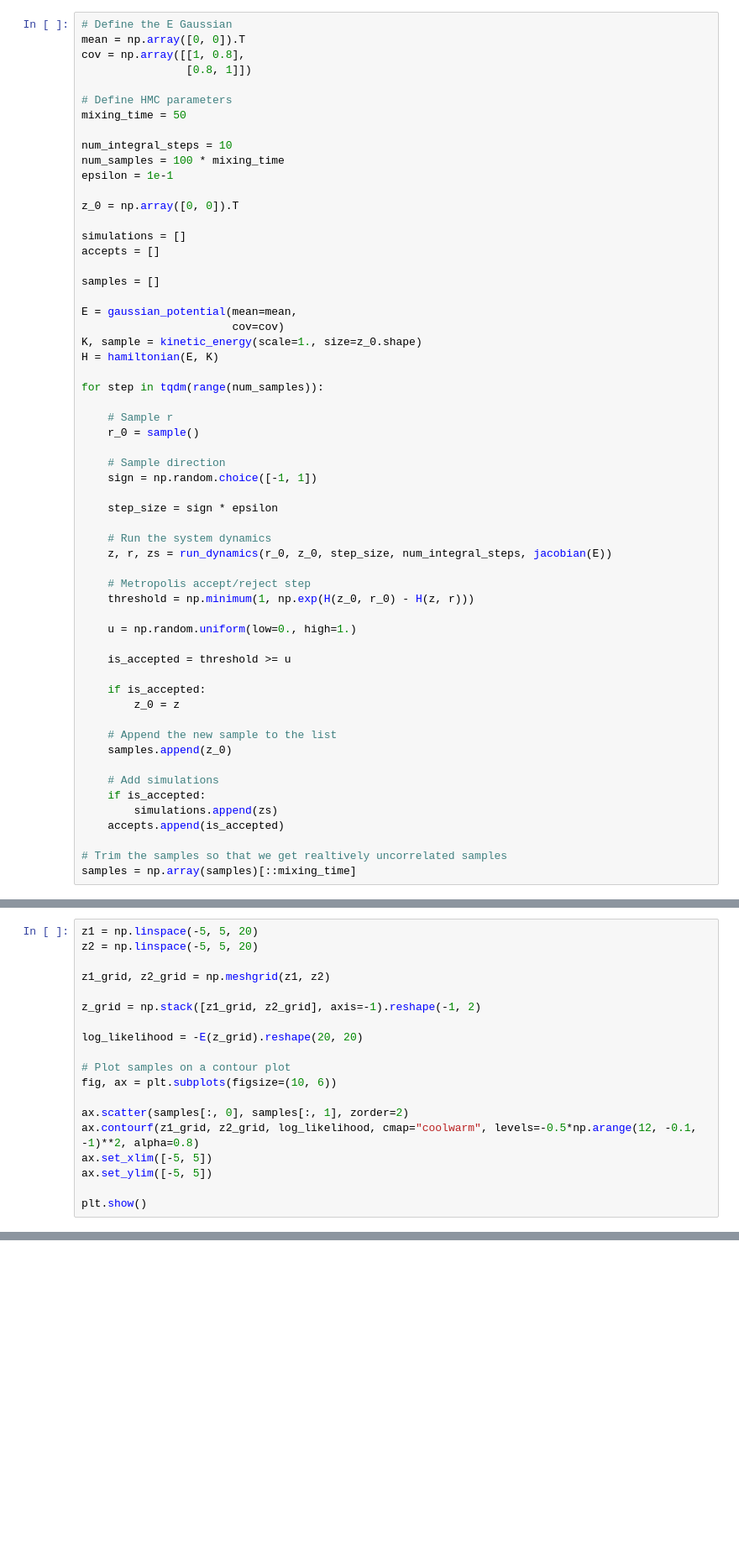
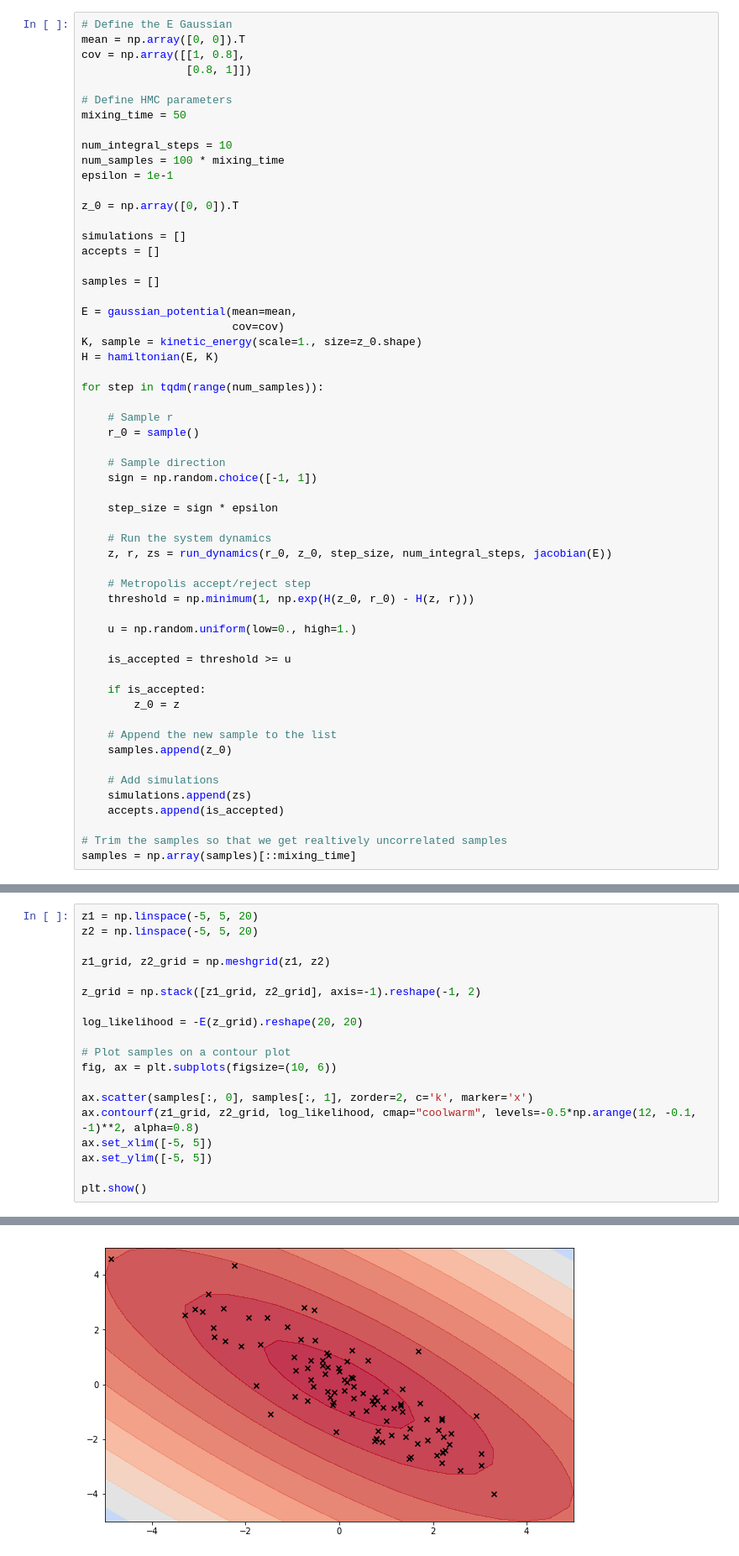
Before and after one commit to sbrml/hybrid_monte_carlo, a Jupyter notebook: code/Hybrid Monte Carlo.ipynb, the cells around one changed output, grey strips where cells are left out. Shown at 84% size. Cells and saved outputs as stored; diff of their text form; blank space fills up the shorter version.

```diff
--- a/code/Hybrid Monte Carlo.ipynb
+++ b/code/Hybrid Monte Carlo.ipynb
@@ -124,8 +127,7 @@ for step in tqdm(range(num_samples)):
     samples.append(z_0)
 
     # Add simulations
-    if is_accepted:
-        simulations.append(zs)
+    simulations.append(zs)
     accepts.append(is_accepted)
 
 # Trim the samples so that we get realtively uncorrelated samples
@@ -145,7 +147,7 @@ log_likelihood = -E(z_grid).reshape(20, 20)
 # Plot samples on a contour plot
 fig, ax = plt.subplots(figsize=(10, 6))
 
-ax.scatter(samples[:, 0], samples[:, 1], zorder=2)
+ax.scatter(samples[:, 0], samples[:, 1], zorder=2, c='k', marker='x')
 ax.contourf(z1_grid, z2_grid, log_likelihood, cmap="coolwarm", levels=-0.5*np.arange(12, -0.1, -1)**2, alpha=0.8)
 ax.set_xlim([-5, 5])
 ax.set_ylim([-5, 5])
@@ -157,3 +157,4 @@ plt.show()
+[figure, added]
 # %%
 auto_corr = correlate(samples[:, 0], samples[:, 0], mode='same')
 
```
Also changed, not shown: parts of 5 cells of this notebook, 1 other file.
